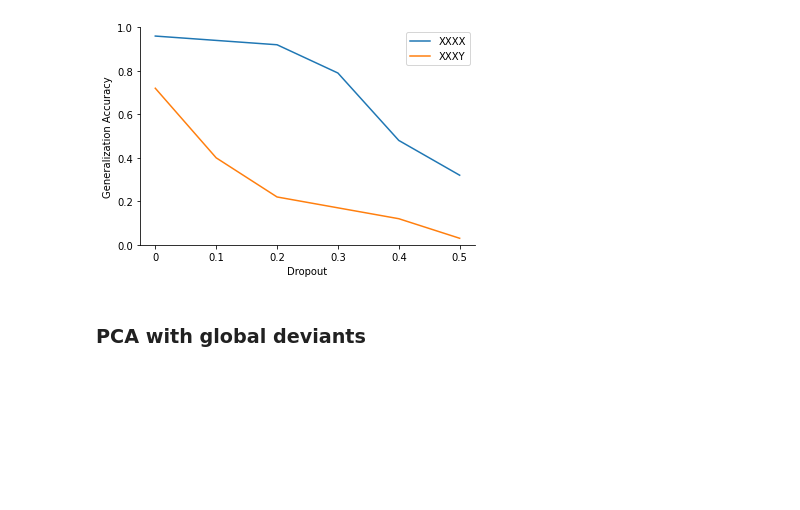
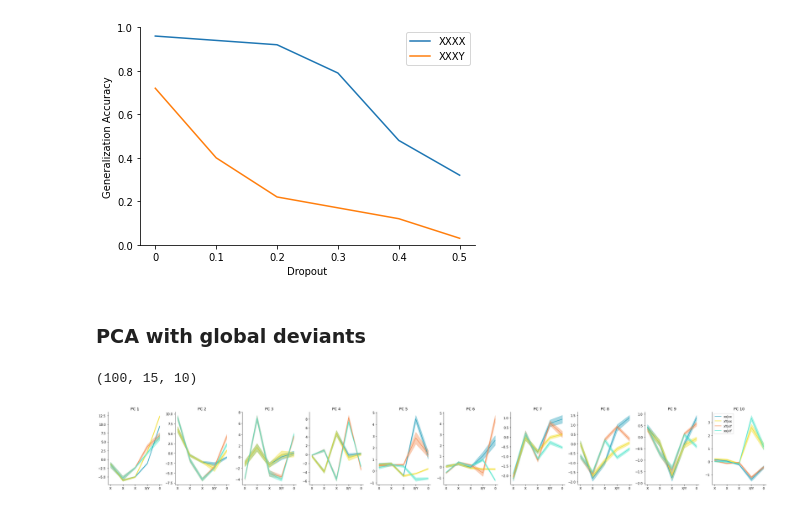
Before and after one commit to mebellet/RNNlocalglobal, a Jupyter notebook: RNN-Generalization.ipynb, the cells around one changed output. Drawn from its saved outputs; the diff is of its cells as text; code cells hidden in the pictures; blank space fills up the shorter version.

```diff
--- a/RNN-Generalization.ipynb
+++ b/RNN-Generalization.ipynb
@@ -794,12 +800,12 @@ plt.show()
 Grid search dropout
 # %%
 seq = [[0,0,0,0],[0,0,0,1],[0,1,0,1],[0,0,1,1],] # sequence structures to be used
-seq_test = [[0,0,0,0],[0,0,0,1]]
+seq_test = [[0,0,0,0],[0,0,0,1],[0,1,0,1],[0,0,1,1]]
 Nseq = len(seq_test)
 repeats = 10 # repeats per chunk in each sequence
 input_size = 10 # dimensionality of the input
 dict_size = 100 # size of stimulus dictionary
-n_hidden = 512#[1,2,4,8,16,32,64,128,256,512]
+n_hidden = 1024#[1,2,4,8,16,32,64,128,256,512]
 n_layers = 1
 deviance_prob = 0.2
 dropout = [0,0.1,0.2,0.3,0.4,0.5]
@@ -984,0 +1032,32 @@ plt.show()
+# %%
+Proj[0].shape
+# %% [output]
+(100, 15, 10)
+# %%
+# visualize global standards and errors
+ticks = ['X','X','X','X/Y','0']
+colors = [['#229eba','#f2dd20'], # xx block
+         ['#f4884d','#48e5ca']] # xY block
+labels = [['xx|xx','xY|xx'],['xY|xY','xx|xY']]
+
+plot_comp = 10
+fig,ax = plt.subplots(1,plot_comp,figsize=(plot_comp*3,4))
+for c in range(plot_comp):
+    for s in range(2):
+        for j in range(2):
+            m = np.mean(Proj[s+2][:,j*5:(j+1)*5,c],0)
+            sem = np.std(Proj[s+2][:,j*5:(j+1)*5,c],0)/np.sqrt(pairs.shape[0])
+            ax[c].plot(np.arange(5),m,color=colors[s][j],label=labels[s][j])
+            ax[c].fill_between(np.arange(5),m-sem,m+sem,color=colors[s][j],alpha=.4)
+    ax[c].set_xticks(np.arange(5))
+    ax[c].set_xticklabels(ticks)
+    ax[c].set_title('PC %s'%(c+1))
+    ax[c].spines['top'].set_visible(False)
+    ax[c].spines['right'].set_visible(False)
+plt.tight_layout()
+plt.legend()
+#plt.savefig('NIP_PCA_Trialtypes.pdf')
+#plt.savefig('NIP_PCA_Trialtypes.png')
+plt.show()
+# %% [output]
+[figure, added]
```
Also changed, not shown: parts of 29 cells of this notebook.
